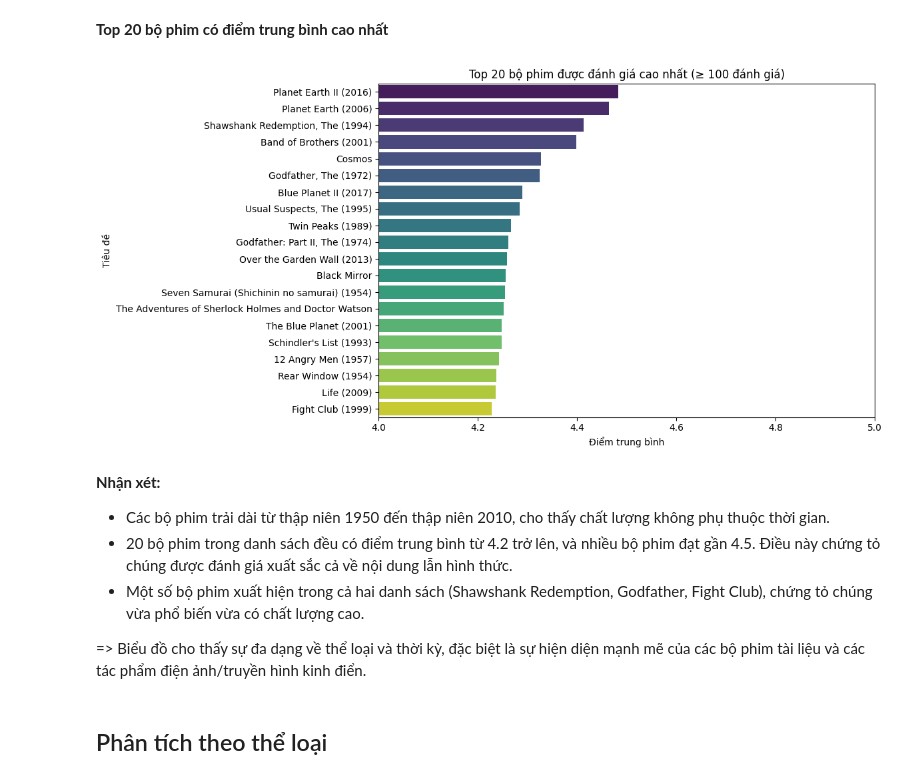
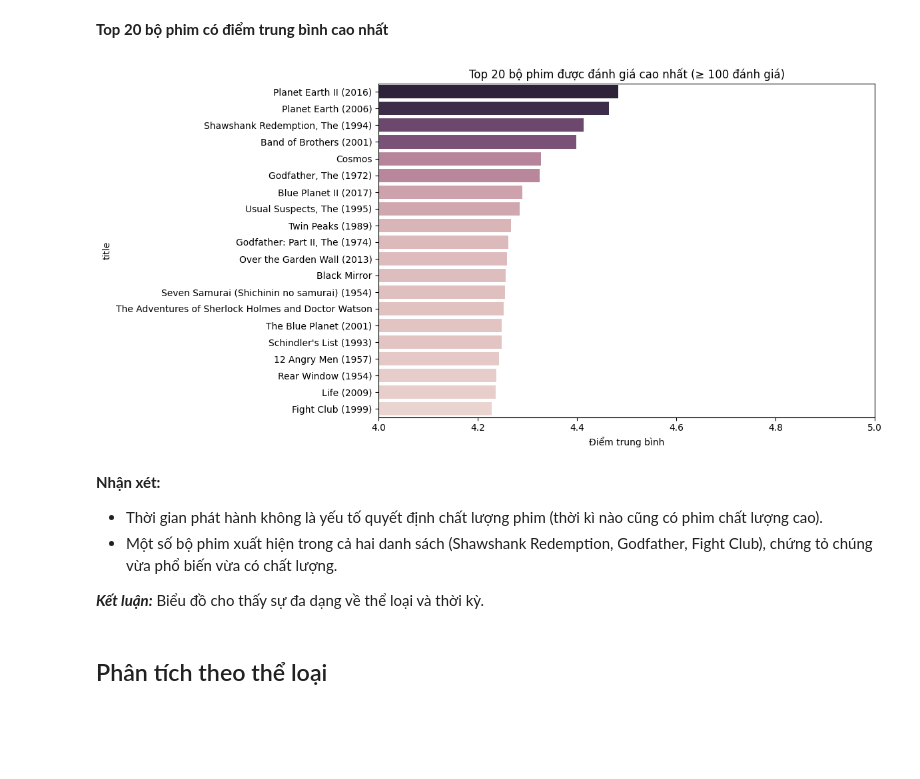
Before and after one commit to ththu0205/SVD-in-Movie-Recommendation-Systems, a Jupyter notebook: baseline_SVD/phase1.ipynb, the cells around one changed output. Cells and saved outputs as stored; diff of their text form; code cells hidden in the pictures; blank space fills up the shorter version.

```diff
--- a/baseline_SVD/phase1.ipynb
+++ b/baseline_SVD/phase1.ipynb
@@ -10,7 +10,7 @@ from sklearn.preprocessing import LabelEncoder
 from sklearn.metrics import mean_squared_error, mean_absolute_error
 # %%
 # Load dataset
-ratings = pd.read_csv("/kaggle/input/movielens-25m-dataset/ml-25m/ratings.csv")
-movies = pd.read_csv("/kaggle/input/movielens-25m-dataset/ml-25m/movies.csv")
-links = pd.read_csv("/kaggle/input/movielens-25m-dataset/ml-25m/links.csv")
+ratings = pd.read_csv("../data/ratings.csv")
+movies = pd.read_csv("../data/movies.csv")
+tags = pd.read_csv("../data/tags.csv")
 # %%
@@ -108,34 +73,32 @@ plt.show()
 # %%
 # Tính điểm trung bình và số lượt đánh giá cho từng phim
 movie_stats = ratings.groupby('movieId').agg(
     avg_rating=('rating', 'mean'),
     rating_count=('rating', 'count')
 ).reset_index()
 
 # Lọc các bộ phim có ít nhất 100 đánh giá
 popular_movies = movie_stats[movie_stats['rating_count'] >= 100]
 # Lấy 20 bộ phim có điểm trung bình cao nhất
 top_rated = popular_movies.sort_values(by='avg_rating', ascending=False).head(20)
 # Gộp với bảng 'movies' để lấy title của phim
 top_rated = top_rated.merge(movies[['movieId', 'title']], on='movieId')
 
 # Vẽ biểu đồ
 plt.figure(figsize=(12, 6))
-sns.barplot(x='avg_rating', y='title', data=top_rated, palette='viridis')
+sns.barplot(x='avg_rating', y='title', hue='avg_rating', data=top_rated, legend=False)
 plt.title('Top 20 bộ phim được đánh giá cao nhất (≥ 100 đánh giá)')
 plt.xlabel('Điểm trung bình')
-plt.ylabel('Tiêu đề')
 plt.xlim(4, 5)
 plt.tight_layout()
 plt.show()
 # %% [output]
-[figure, old version]
+[figure, new version]
 # %% [markdown]
 **Nhận xét:**
-- Các bộ phim trải dài từ thập niên 1950 đến thập niên 2010, cho thấy chất lượng không phụ thuộc thời gian.
-- 20 bộ phim trong danh sách đều có điểm trung bình từ 4.2 trở lên, và nhiều bộ phim đạt gần 4.5. Điều này chứng tỏ chúng được đánh giá xuất sắc cả về nội dung lẫn hình thức.
-- Một số bộ phim xuất hiện trong cả hai danh sách (Shawshank Redemption, Godfather, Fight Club), chứng tỏ chúng vừa phổ biến vừa có chất lượng cao.
+- Thời gian phát hành không là yếu tố quyết định chất lượng phim (thời kì nào cũng có phim chất lượng cao).
+- Một số bộ phim xuất hiện trong cả hai danh sách (Shawshank Redemption, Godfather, Fight Club), chứng tỏ chúng vừa phổ biến vừa có chất lượng.
 
-=> Biểu đồ cho thấy sự đa dạng về thể loại và thời kỳ, đặc biệt là sự hiện diện mạnh mẽ của các bộ phim tài liệu và các tác phẩm điện ảnh/truyền hình kinh điển.
+***Kết luận:*** Biểu đồ cho thấy sự đa dạng về thể loại và thời kỳ.
 # %% [markdown]
 ## Phân tích theo thể loại
```
Also changed, not shown: parts of 12 cells of this notebook.
